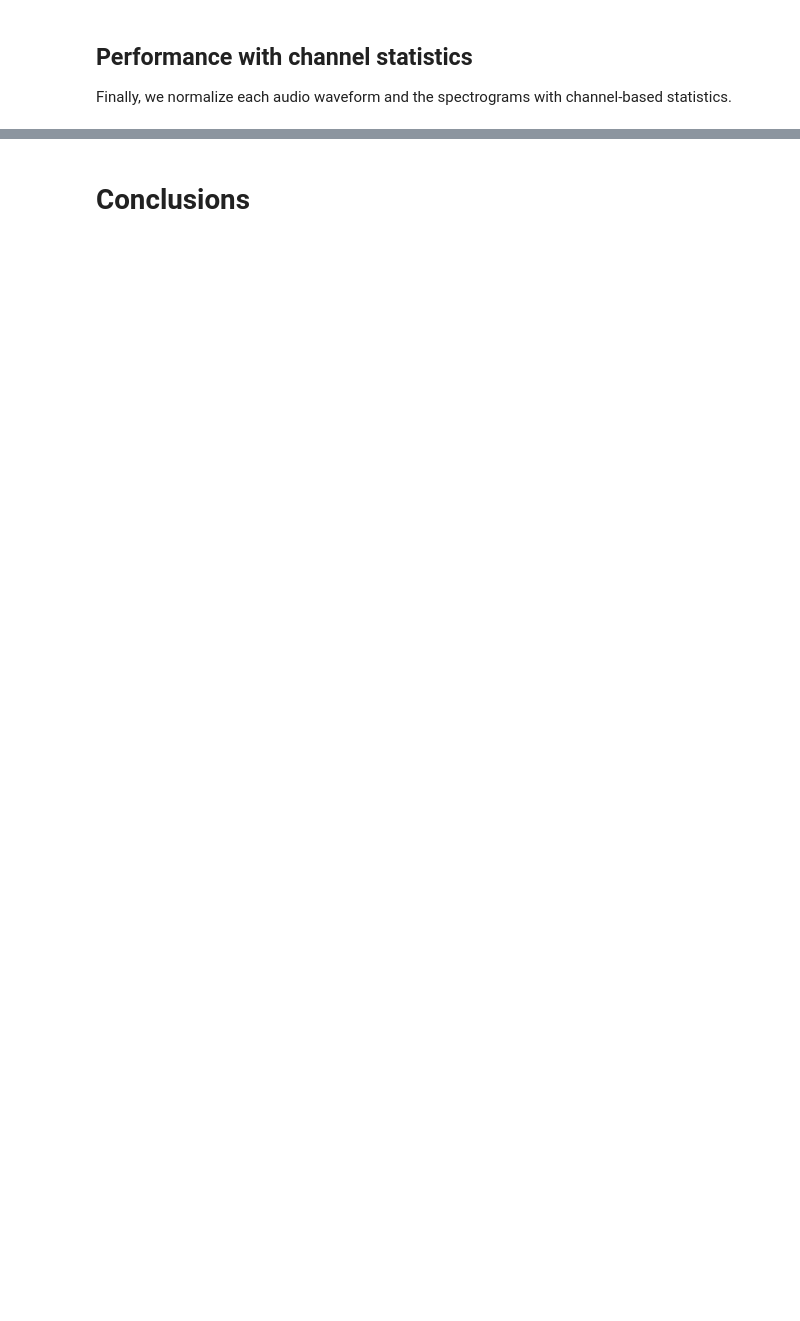
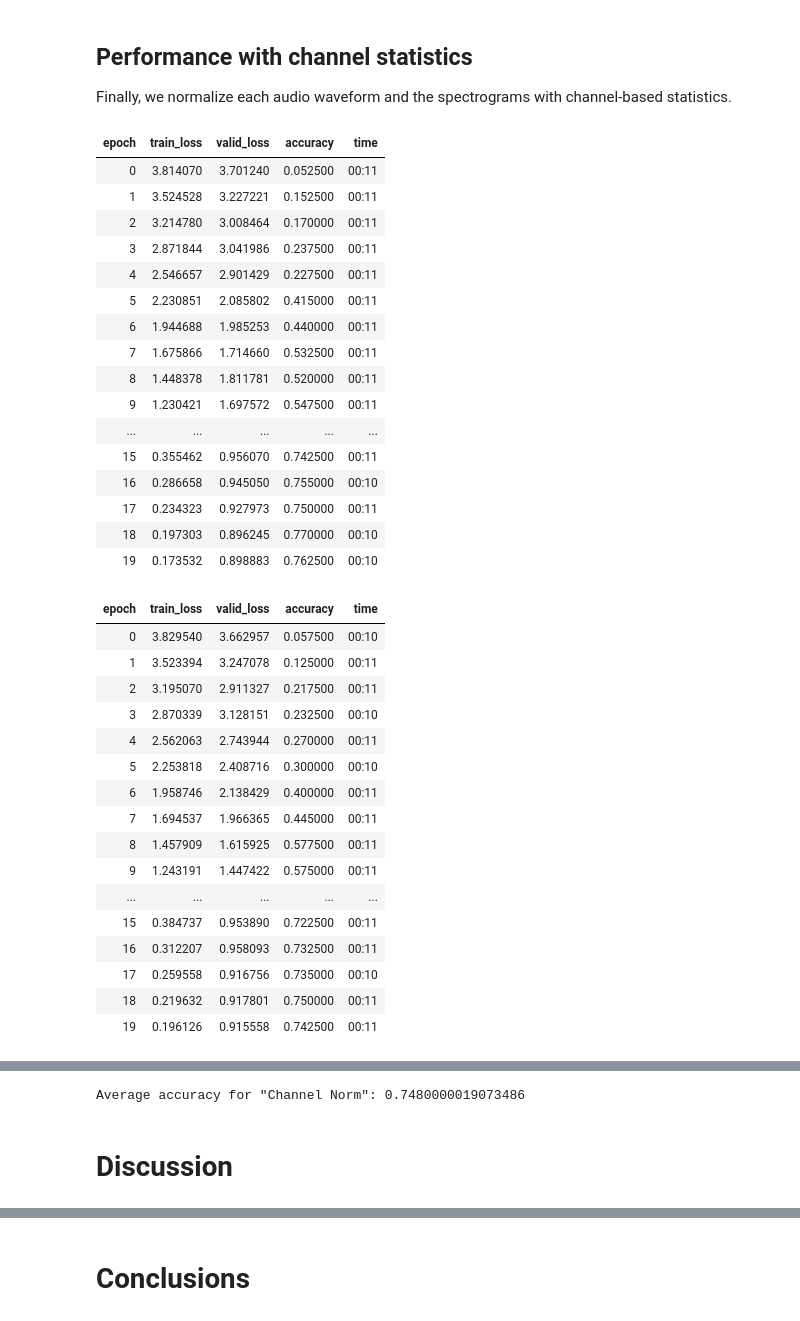
Before and after one commit to enzokro/clck10, a Jupyter notebook: _notebooks/2020-08-04-Normalizing-spectrograms-for-deep-learning.ipynb, the cells around one changed output, grey strips where cells are left out. Cells and saved outputs as stored; diff of their text form; code cells hidden in the pictures; blank space fills up the shorter version.

```diff
--- a/_notebooks/2020-08-04-Normalizing-spectrograms-for-deep-learning.ipynb
+++ b/_notebooks/2020-08-04-Normalizing-spectrograms-for-deep-learning.ipynb
@@ -373,8 +603,43 @@ Next we normalize each audio waveform and the spectrograms with scalar global st
 ## Performance with channel statistics
 Finally, we normalize each audio waveform and the spectrograms with channel-based statistics.
 # %%
-# # get data with waveform and channel normalization
-# dls = get_dls(item_tfms=[AudioNormalize],
-#               batch_tfms=[audio2spec, ChannelSpecNorm])
-# # run training loops
-# train_loops(dls, name='Channel Norm')
+# get data with waveform and channel normalization
+dls = get_dls(item_tfms=[AudioNormalize],
+              batch_tfms=[audio2spec, ChannelSpecNorm])
+# run training loops
+train_loops(dls, name='Channel Norm')
+# %% [output]
+| epoch | train_loss | valid_loss | accuracy | time |
+| 0 | 3.814070 | 3.701240 | 0.052500 | 00:11 |
+| 1 | 3.524528 | 3.227221 | 0.152500 | 00:11 |
+| 2 | 3.214780 | 3.008464 | 0.170000 | 00:11 |
+| 3 | 2.871844 | 3.041986 | 0.237500 | 00:11 |
+| 4 | 2.546657 | 2.901429 | 0.227500 | 00:11 |
+| 5 | 2.230851 | 2.085802 | 0.415000 | 00:11 |
+| 6 | 1.944688 | 1.985253 | 0.440000 | 00:11 |
+| 7 | 1.675866 | 1.714660 | 0.532500 | 00:11 |
+| 8 | 1.448378 | 1.811781 | 0.520000 | 00:11 |
+| 9 | 1.230421 | 1.697572 | 0.547500 | 00:11 |
+| ... | ... | ... | ... | ... |
+| 15 | 0.355462 | 0.956070 | 0.742500 | 00:11 |
+| 16 | 0.286658 | 0.945050 | 0.755000 | 00:10 |
+| 17 | 0.234323 | 0.927973 | 0.750000 | 00:11 |
+| 18 | 0.197303 | 0.896245 | 0.770000 | 00:10 |
+| 19 | 0.173532 | 0.898883 | 0.762500 | 00:10 |
+| epoch | train_loss | valid_loss | accuracy | time |
+| 0 | 3.829540 | 3.662957 | 0.057500 | 00:10 |
+| 1 | 3.523394 | 3.247078 | 0.125000 | 00:11 |
+| 2 | 3.195070 | 2.911327 | 0.217500 | 00:11 |
+| 3 | 2.870339 | 3.128151 | 0.232500 | 00:10 |
+| 4 | 2.562063 | 2.743944 | 0.270000 | 00:11 |
+| 5 | 2.253818 | 2.408716 | 0.300000 | 00:10 |
+| 6 | 1.958746 | 2.138429 | 0.400000 | 00:11 |
+| 7 | 1.694537 | 1.966365 | 0.445000 | 00:11 |
+| 8 | 1.457909 | 1.615925 | 0.577500 | 00:11 |
+| 9 | 1.243191 | 1.447422 | 0.575000 | 00:11 |
+| ... | ... | ... | ... | ... |
+| 15 | 0.384737 | 0.953890 | 0.722500 | 00:11 |
+| 16 | 0.312207 | 0.958093 | 0.732500 | 00:11 |
+| 17 | 0.259558 | 0.916756 | 0.735000 | 00:10 |
+| 18 | 0.219632 | 0.917801 | 0.750000 | 00:11 |
+| 19 | 0.196126 | 0.915558 | 0.742500 | 00:11 |
@@ -380,0 +697,3 @@ Finally, we normalize each audio waveform and the spectrograms with channel-base
+Average accuracy for "Channel Norm": 0.7480000019073486
+# %% [markdown]
+# Discussion
```
Also changed, not shown: parts of 53 cells of this notebook.
